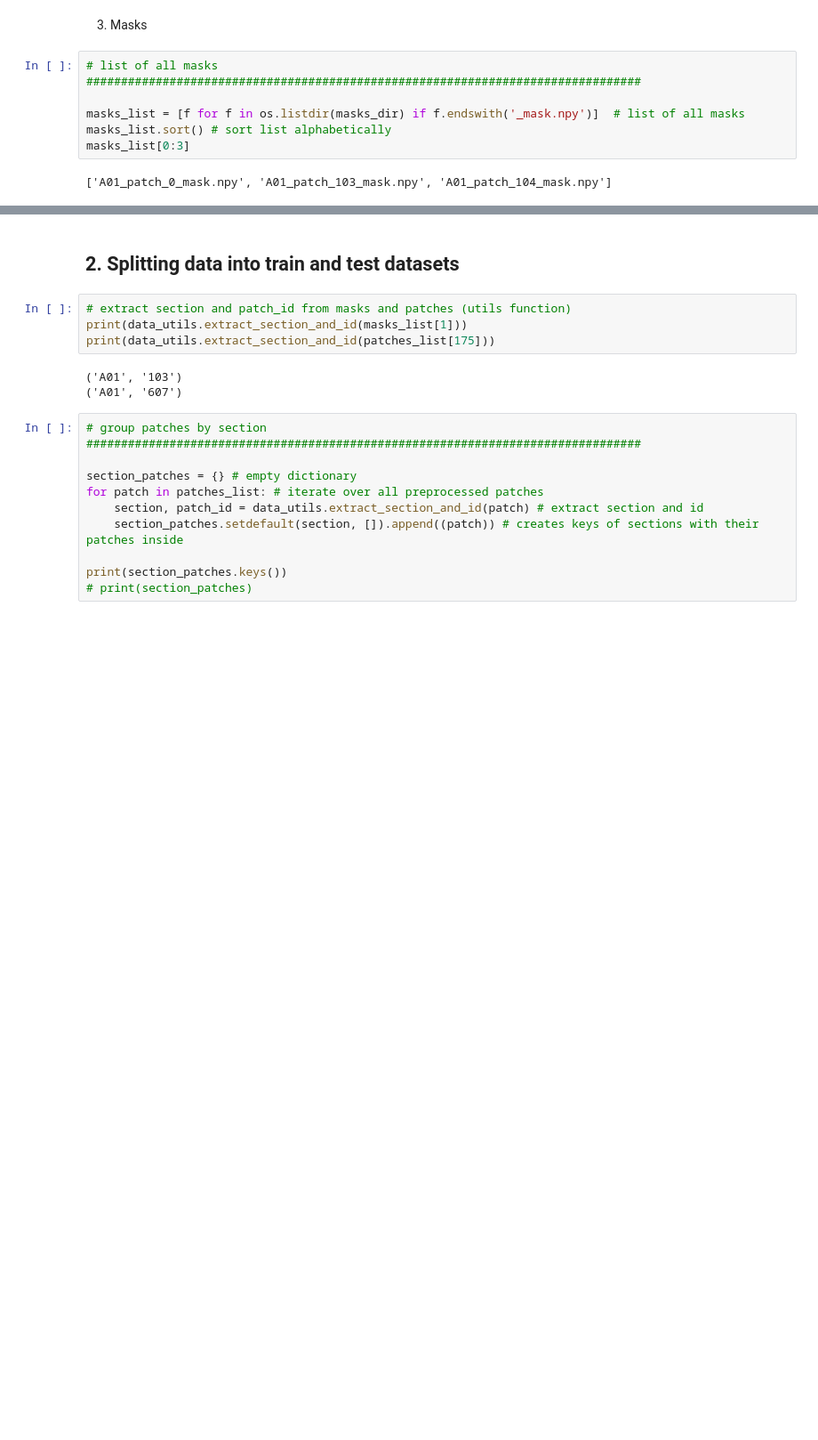
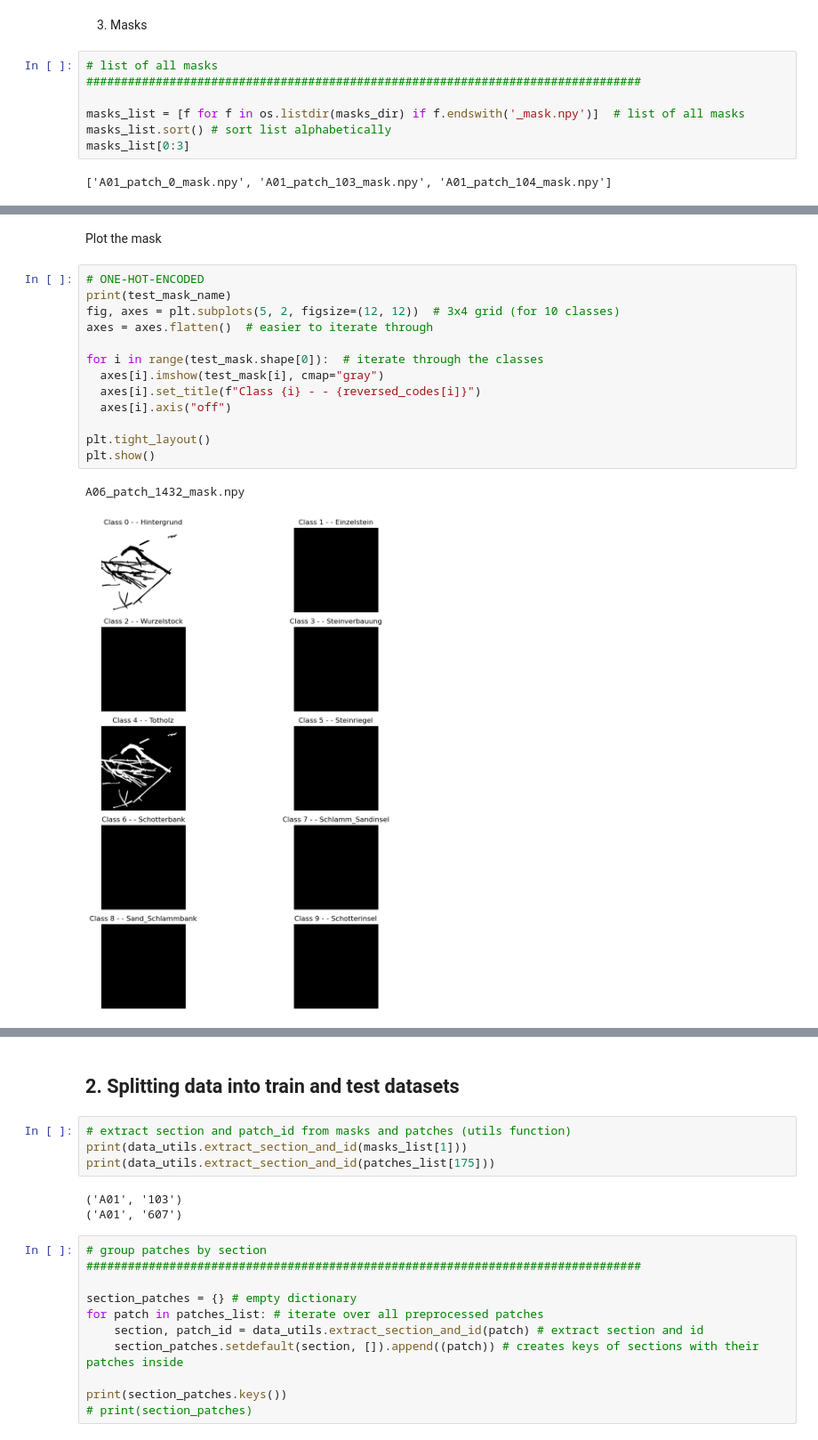
Before and after one commit to hiebschi/MoSE, a Jupyter notebook: notebooks/02_training.ipynb, the cells around one changed output, grey strips where cells are left out. Shown at 89% size. Saved outputs shown, nothing was run; the diff lists cells and outputs as text; blank space fills up the shorter version.

```diff
--- a/notebooks/02_training.ipynb
+++ b/notebooks/02_training.ipynb
@@ -225,0 +208,18 @@ Unique values: [0 1]
+# %% [markdown]
+Plot the mask
+# %%
+# ONE-HOT-ENCODED
+print(test_mask_name)
+fig, axes = plt.subplots(5, 2, figsize=(12, 12))  # 3x4 grid (for 10 classes)
+axes = axes.flatten()  # easier to iterate through
+
+for i in range(test_mask.shape[0]):  # iterate through the classes
+  axes[i].imshow(test_mask[i], cmap="gray")
+  axes[i].set_title(f"Class {i} - - {reversed_codes[i]}")
+  axes[i].axis("off")
+
+plt.tight_layout()
+plt.show()
+# %% [output]
+A06_patch_1432_mask.npy
+[figure, added]
```
Also changed, not shown: parts of 3 cells of this notebook, 3 other files.
